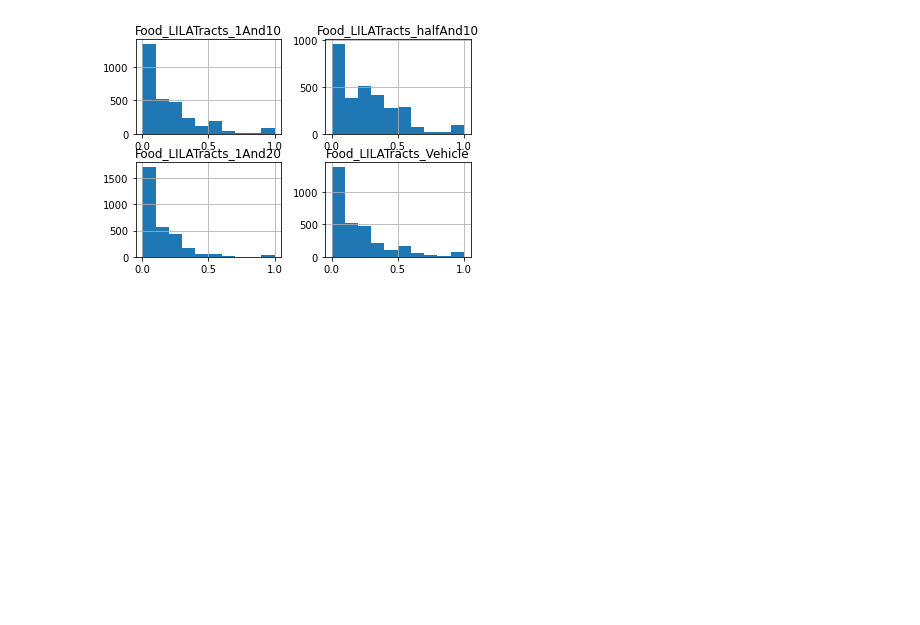
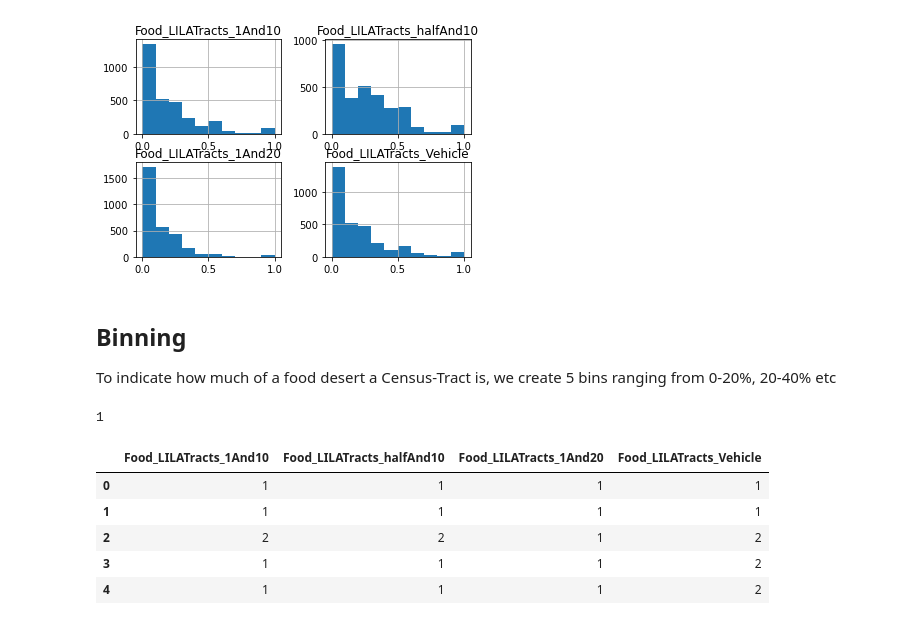
Before and after one commit to archanaramakrishnan/EECS731-Final-Project, a Jupyter notebook: notebooks/Classification_Archana.ipynb, the cells around one changed output. Drawn from its saved outputs; the diff is of its cells as text; code cells hidden in the pictures; blank space fills up the shorter version.

```diff
--- a/notebooks/Classification_Archana.ipynb
+++ b/notebooks/Classification_Archana.ipynb
@@ -75,3 +79,27 @@ array([[<matplotlib.axes._subplots.AxesSubplot object at 0x...>,
         <matplotlib.axes._subplots.AxesSubplot object at 0x...>]],
       dtype=object)
 [figure]
+# %% [markdown]
+## Binning
+To indicate how much of a food desert a Census-Tract is, we create 5 bins ranging from 0-20%, 20-40% etc
+# %%
+def bin_desert(percent, bins):
+    for i in range(1, bins+1):
+        if percent <= i/bins and percent >= 0:
+            return i
+
+    return bins+1 # 6th bin for invalid input (negatives or greater than 1 percents)
+
+bin_desert(0.0, 5)
+# %% [output]
+1
+# %%
+desert_flags = desert_flags.apply(lambda x : x.apply( lambda y : bin_desert(y, 5)))
+desert_flags.head()
+# %% [output]
+|  | Food_LILATracts_1And10 | Food_LILATracts_halfAnd10 | Food_LILATracts_1And20 | Food_LILATracts_Vehicle |
+| 0 | 1 | 1 | 1 | 1 |
+| 1 | 1 | 1 | 1 | 1 |
+| 2 | 2 | 2 | 1 | 2 |
+| 3 | 1 | 1 | 1 | 2 |
+| 4 | 1 | 1 | 1 | 2 |
```
Also changed, not shown: parts of 18 cells of this notebook.
